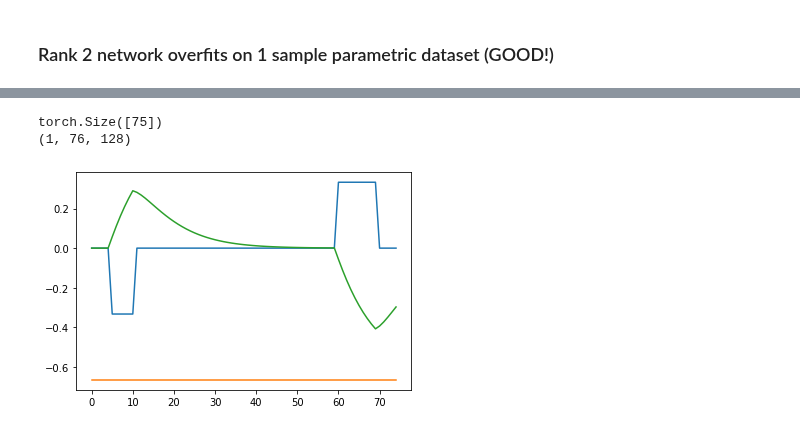
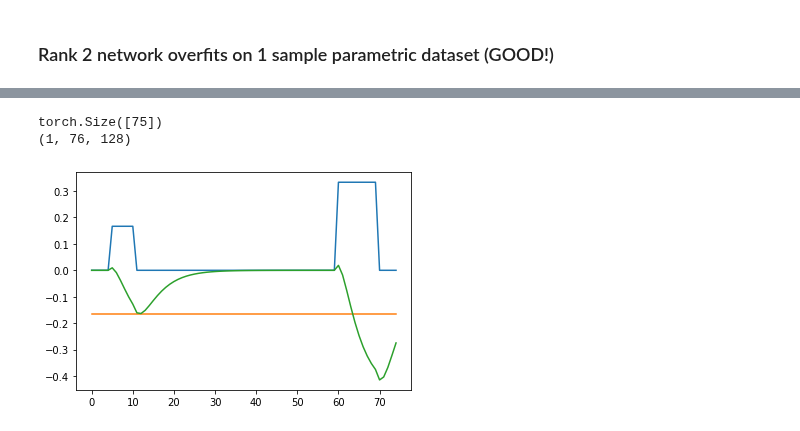
Before and after one commit to Erfan7bt/MHBF, a Jupyter notebook: Projects/SanityChecking.ipynb, the cells around one changed output, grey strips where cells are left out. Cells and saved outputs as stored; diff of their text form; code cells hidden in the pictures.

Commit message:
Network performance for parametric closer to paper results
added COV matrix, Relatively similar

```diff
--- a/Projects/SanityChecking.ipynb
+++ b/Projects/SanityChecking.ipynb
@@ -38,7 +38,7 @@ plt.plot(y)
 [<matplotlib.lines.Line2D at 0x...>]
 [figure]
 # %%
-u, y = parametric(10, 34, pause=20)
+u, y = parametric(10, 34, pause=25)
 plt.plot(u)
 plt.plot(y)
 # %% [output]
@@ -244,5 +254,5 @@ loss: 0.000455  [    1/    1]
 p_data = ParametricDataset(32000)
 train_dataloader = DataLoader(p_data, batch_size=32)
 model = RNN(rank=2)
-train(train_dataloader, model, device, T=5)
+train(train_dataloader, model, device, T=10)
 # %% [output]
@@ -259,20 +279,20 @@ loss: 0.105483  [28832/32000]
 # %%
-u, y = parametric(14, 30)
+u, y = parametric(26, 30)
 u, y = torch.Tensor(u), torch.Tensor(y)
 print(u.shape)
 
 z = model(u).squeeze().detach().numpy()
 plt.plot(u.squeeze())
 plt.plot(y.squeeze())
 plt.plot(z)
 
 z, u_act = model(u, visible_activity=True)
 u_act = u_act.detach().numpy()
 print(u_act.shape)
 # %% [output]
 torch.Size([75])
 (1, 76, 128)
-[figure, old version]
+[figure, new version]
 # %%
 pause_lengths = np.arange(25, 51, 5)
 model = RNN(rank=2)
```
Also changed, not shown: parts of 17 cells of this notebook.
